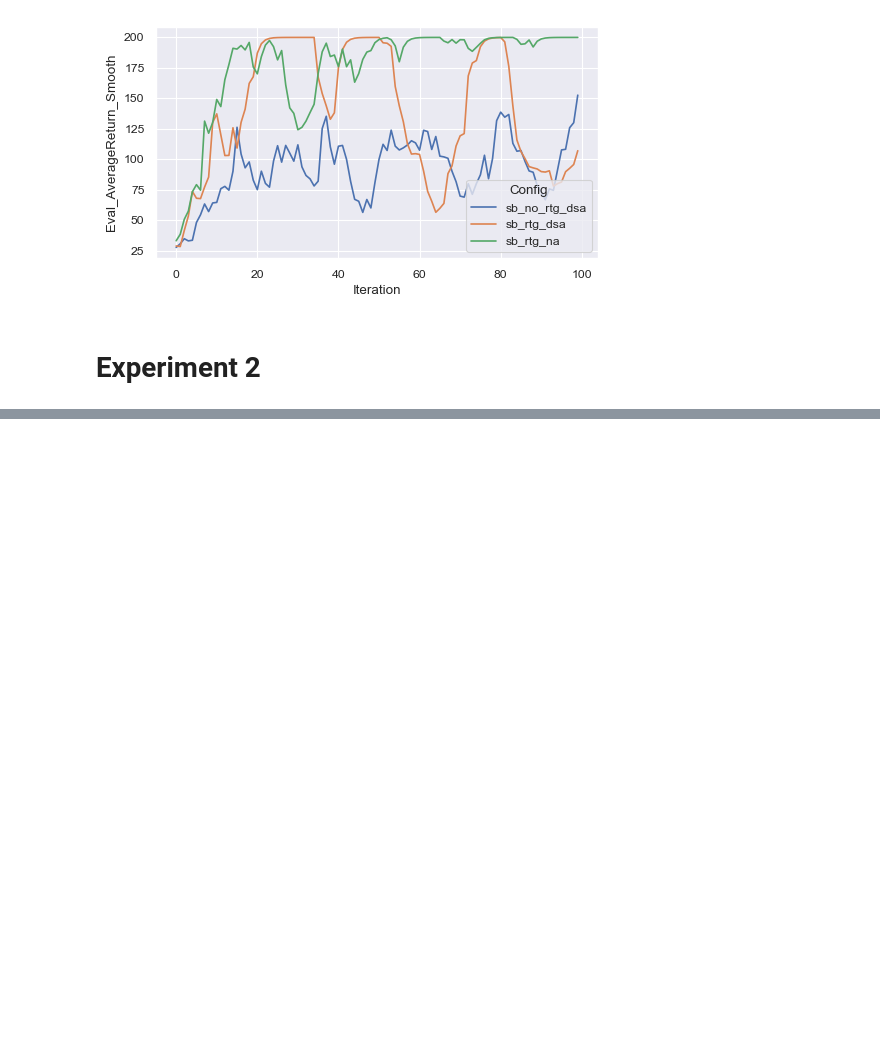
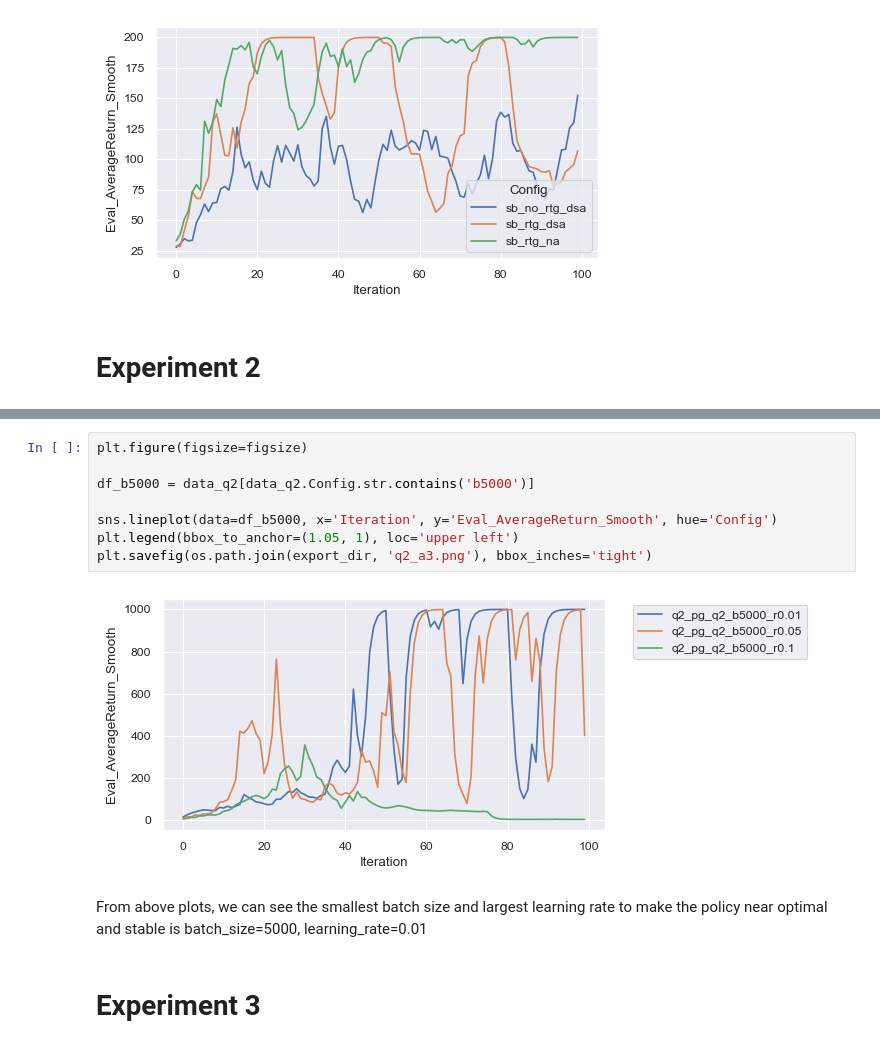
Before and after one commit to kalinplus/cs285-fa22-hw, a Jupyter notebook: hw2/DataVisualization.ipynb, the cells around one changed output, grey strips where cells are left out. Drawn from its saved outputs; the diff is of its cells as text; blank space fills up the shorter version.

Commit message:
experiment 2 complete

```diff
--- a/hw2/DataVisualization.ipynb
+++ b/hw2/DataVisualization.ipynb
@@ -86,0 +158,14 @@ plt.savefig(os.path.join(export_dir, 'q1_sb.png'),dpi=200, bbox_inches='tight')
+# %%
+plt.figure(figsize=figsize)
+
+df_b5000 = data_q2[data_q2.Config.str.contains('b5000')]
+
+sns.lineplot(data=df_b5000, x='Iteration', y='Eval_AverageReturn_Smooth', hue='Config')
+plt.legend(bbox_to_anchor=(1.05, 1), loc='upper left')
+plt.savefig(os.path.join(export_dir, 'q2_a3.png'), bbox_inches='tight')
+# %% [output]
+[figure, added]
+# %% [markdown]
+From above plots, we can see the smallest batch size and largest learning rate to make the policy near optimal and stable is batch_size=5000, learning_rate=0.01
+# %% [markdown]
+# Experiment 3
```
Also changed, not shown: parts of 4 cells of this notebook, 16 other files.
